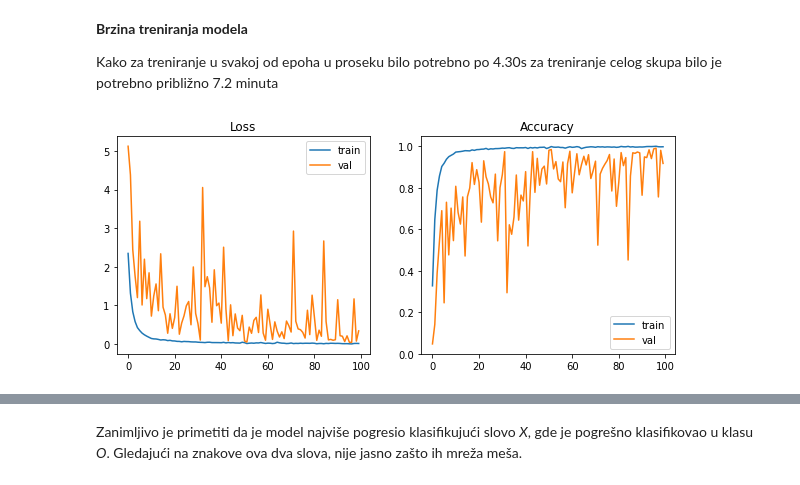
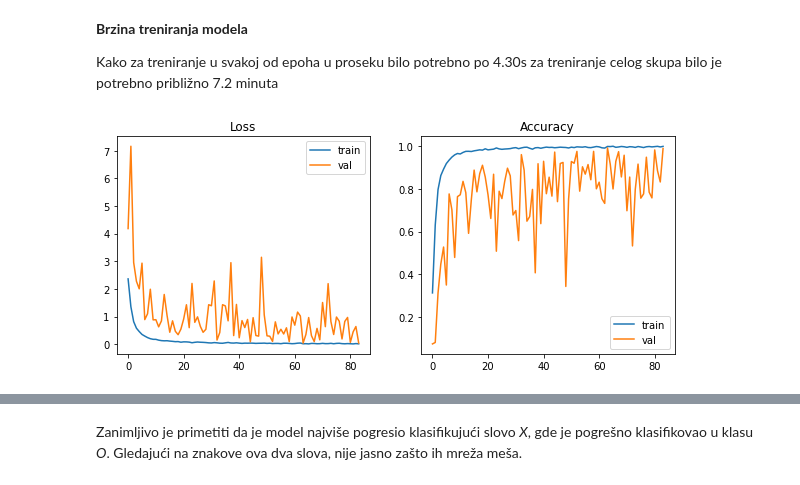
Before and after one commit to zokaaagajich/SignLanguage-ML, a Jupyter notebook: signLanguage-ML.ipynb, the cells around one changed output, grey strips where cells are left out. Drawn from its saved outputs; the diff is of its cells as text; code cells hidden in the pictures.

```diff
--- a/signLanguage-ML.ipynb
+++ b/signLanguage-ML.ipynb
@@ -269,6 +288,8 @@ _________________________________________________________________
 Za evaluaciju mreže koristimo **preciznost**.
 # %%
 model.compile(loss='categorical_crossentropy', optimizer=optimizers.Adam(learning_rate=0.001), metrics=['accuracy'])
+# %%
+callback = EarlyStopping(monitor='val_accuracy', mode='max', patience=10)
 # %%
 # Train model
 history = model.fit(X_train, y_train,
@@ -276,6 +297,7 @@ history = model.fit(X_train, y_train,
                     epochs=100,
                     verbose=1,
                     validation_split=0.2,
-                    shuffle=True)
+                    shuffle=True,
+                    callbacks=[callback])
 # %% [output]
 Epoch 1/100
@@ -677,12 +721,15 @@ _________________________________________________________________
 Za evaluaciju mreže koristimo **preciznost**.
 # %%
 alexnet_model.compile(loss='categorical_crossentropy', optimizer=optimizers.Adam(learning_rate=0.001), metrics=['accuracy'])
+# %%
+callback = EarlyStopping(monitor='val_accuracy', mode='max', patience=20)
 # %%
 alexnet_history = alexnet_model.fit(X_train, y_train,
                     batch_size=128,
                     epochs=100,
                     verbose=1,
                     validation_split=0.2,
-                    shuffle=True)
+                    shuffle=True,
+                    callbacks=[callback])
 # %% [output]
 Epoch 1/100
@@ -709,9 +756,9 @@ Za razliku od prethodna dva modela na osnovu sledećeg grafika možemo videti da
 
 Kako za treniranje u svakoj od epoha u proseku bilo potrebno po 4.30s za treniranje celog skupa bilo je potrebno približno 7.2 minuta
 # %%
-plot_loss_accuracy(100, alexnet_history)
+plot_loss_accuracy(len(alexnet_history.epoch), alexnet_history)
 # %% [output]
-[figure, old version]
+[figure, new version]
 # %%
 # Evaluate model
 alexnet_score_test = alexnet_model.evaluate(X_test, y_test, verbose=0)
```
Also changed, not shown: parts of 54 cells of this notebook.
